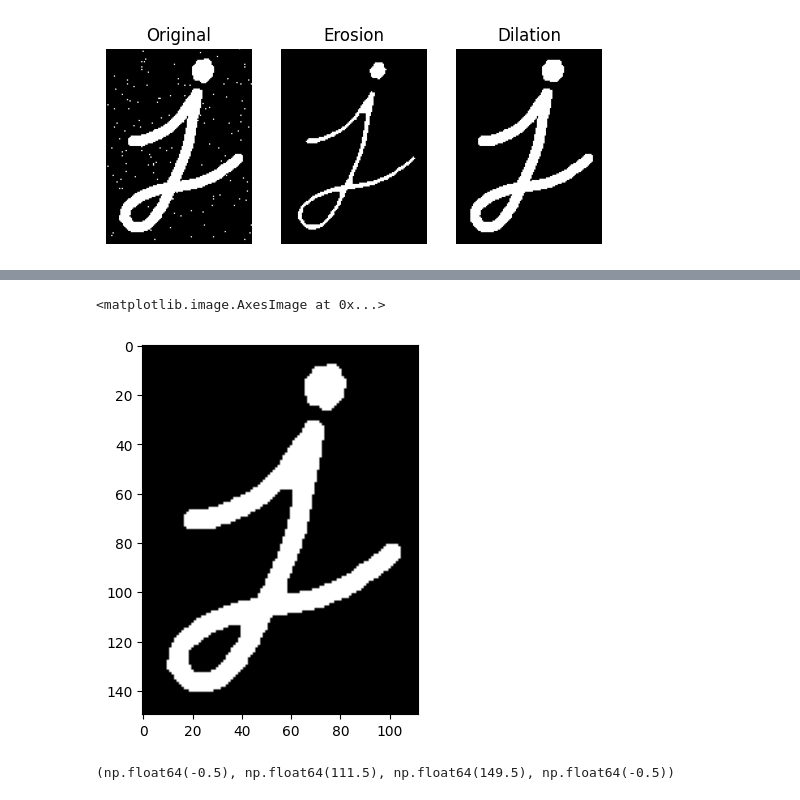
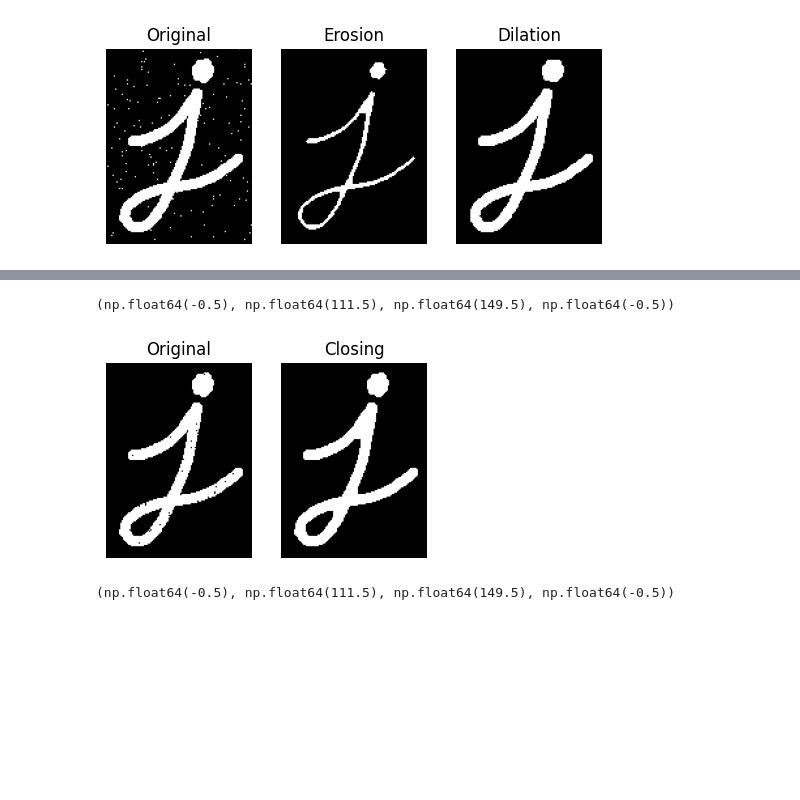
Before and after one commit to m-ramuk-nura/Computer-Vision, a Jupyter notebook: Binary Morphology/Untitled.ipynb, the cells around one changed output, grey strips where cells are left out. Drawn from its saved outputs; the diff is of its cells as text; code cells hidden in the pictures; blank space fills up the shorter version.

```diff
--- a/Binary Morphology/Untitled.ipynb
+++ b/Binary Morphology/Untitled.ipynb
@@ -181,10 +182,17 @@ plt.imshow(noise_img, cmap='grey')
 # %%
 C_r = cv2.morphologyEx(np.float32(noise_img),cv2.MORPH_CLOSE,k_r)
 # %%
+plt.subplot(131)
+plt.imshow(noise_img,cmap='grey')
+plt.title('Original')
+plt.axis('off')
+plt.subplot(132)
 plt.imshow(C_r,cmap='grey')
+plt.title('Closing')
+plt.axis('off')
 # %% [output]
-<matplotlib.image.AxesImage at 0x...>
+(np.float64(-0.5), np.float64(111.5), np.float64(149.5), np.float64(-0.5))
-[figure, old version]
+[figure, new version]
 # %%
 D_r = cv2.dilate(np.float32(noise_img),k_r)
 E_r = cv2.erode(D_r,k_r)
```
Also changed, not shown: parts of 7 cells of this notebook, 2 other files.
